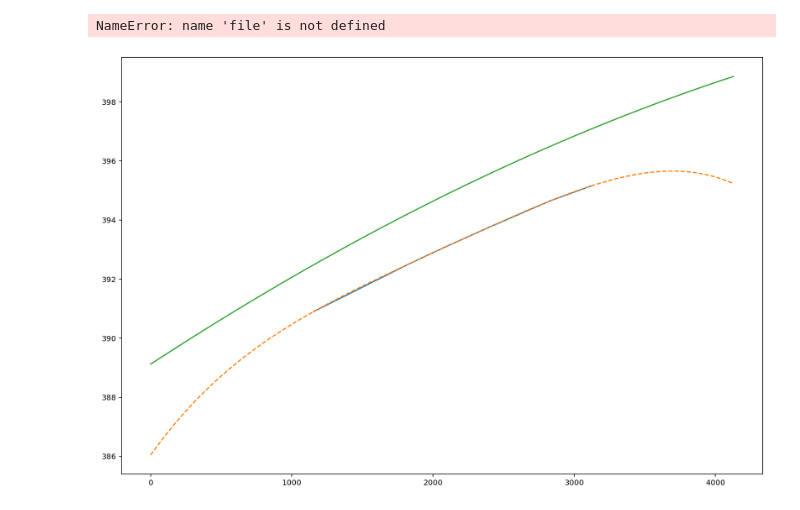
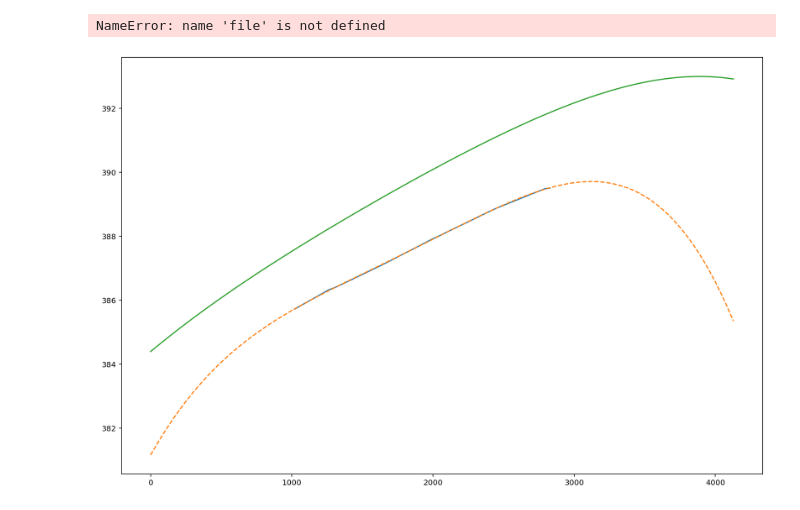
Before and after one commit to svenbuder/velocereduction, a Jupyter notebook: scripts/veloce_luminosa_wavelength_calibration.ipynb, the cells around one changed output. Drawn from its saved outputs; the diff is of its cells as text; code cells hidden in the pictures.

Commit message:
ccd 1 order 157 mine, 158 image

```diff
--- a/scripts/veloce_luminosa_wavelength_calibration.ipynb
+++ b/scripts/veloce_luminosa_wavelength_calibration.ipynb
@@ -256,7 +256,7 @@ for order in range(1,len(file)):
 # %% [output]
 NameError: name 'file' is not defined
 # %%
-for order_name in ['ccd_1_order_156']:
+for order_name in ['ccd_1_order_157']:
 
     plt.figure(figsize=(15,10))
     wavelength_coefficients = np.loadtxt('../veloce_luminosa_reduction/fixed_arc_positions/'+order_name+'_px_wl.txt',comments='#')
@@ -285,34 +285,34 @@ for order_name in ['ccd_1_order_156']:
     )
 
     try:
         adjusted_coeffs = [
             initial_wavelength_coeffs[order_name][0]-1.,
             initial_wavelength_coeffs[order_name][1]+0.0003,
             initial_wavelength_coeffs[order_name][2],
             initial_wavelength_coeffs[order_name][3],
             initial_wavelength_coeffs[order_name][4]
         ]
     except:
         adjusted_coeffs = [
             initial_wavelength_coeffs[order_name][0]-1.5,
             initial_wavelength_coeffs[order_name][1]+0.0003,
             initial_wavelength_coeffs[order_name][2],
             initial_wavelength_coeffs[order_name][3],
             0.0
         ]
 
     ydata = fourth_order(np.linspace(0,4128,100), *adjusted_coeffs)
 
 #     plt.ylim(np.min(ydata),np.max(ydata))
 
     plt.plot(
         np.linspace(0,4128,100),
         ydata
     )
     plt.show()
     plt.close()
 # %% [output]
-[figure, old version]
+[figure, new version]
 # %%
 def gaussian(x, b, A, mu, sigma):
     return b + A * np.exp(-(x - mu)**2 / (2 * sigma**2))
```
Also changed, not shown: 1 other file.
